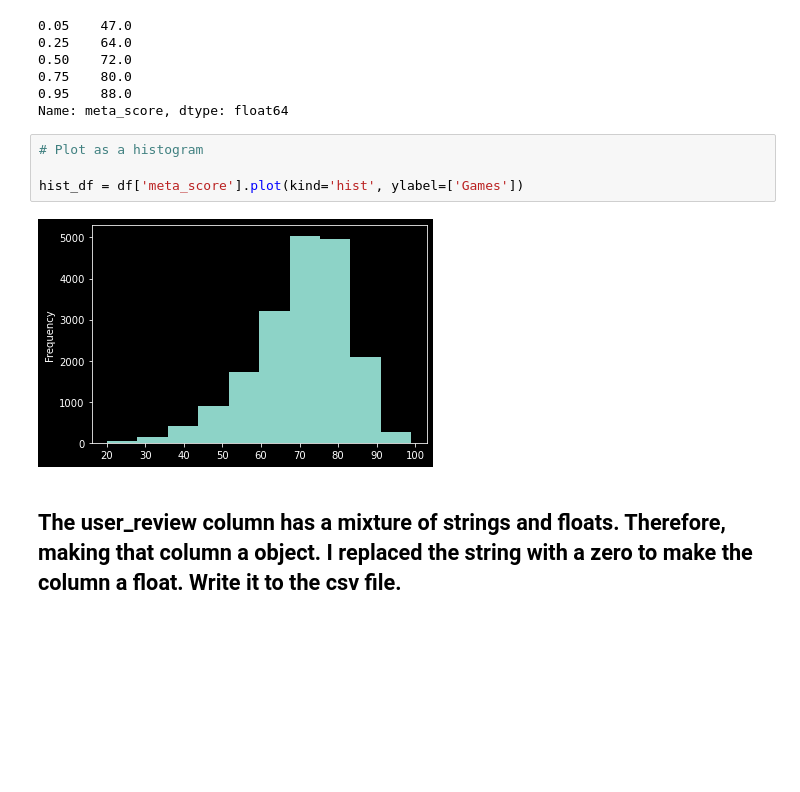
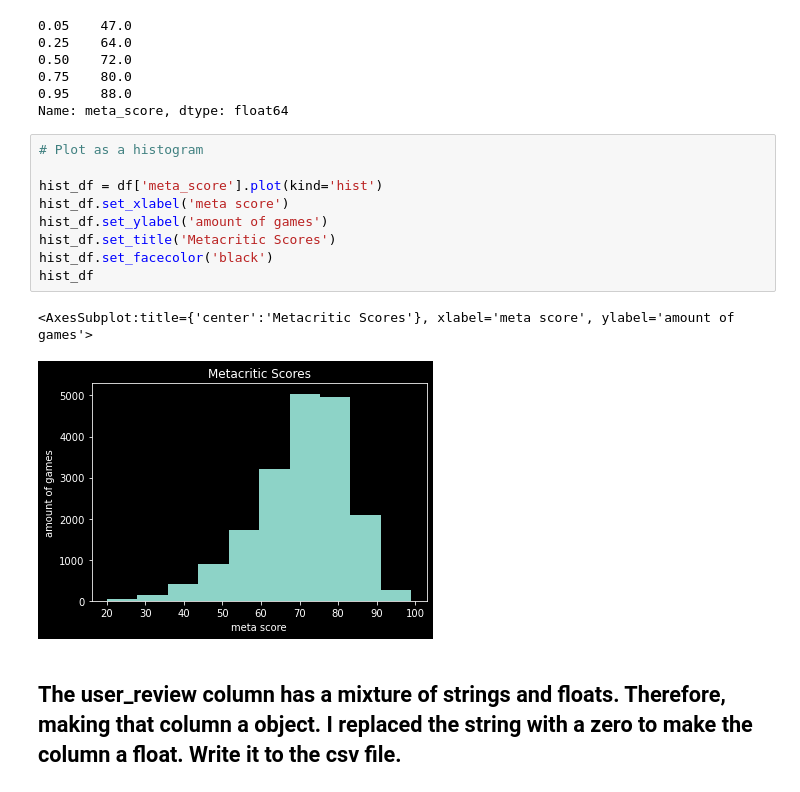
Before and after one commit to SavantLogics/vs_code, a Jupyter notebook: Jupyter/pandas_data_videoGames.ipynb, the cells around one changed output. Cells and saved outputs as stored; diff of their text form; blank space fills up the shorter version.

Commit message:
playing around with histogram

```diff
--- a/Jupyter/pandas_data_videoGames.ipynb
+++ b/Jupyter/pandas_data_videoGames.ipynb
@@ -116,9 +116,15 @@ Name: meta_score, dtype: float64
 # %%
 # Plot as a histogram
 
-hist_df = df['meta_score'].plot(kind='hist', ylabel=['Games'])
+hist_df = df['meta_score'].plot(kind='hist')
+hist_df.set_xlabel('meta score')
+hist_df.set_ylabel('amount of games')
+hist_df.set_title('Metacritic Scores')
+hist_df.set_facecolor('black')
+hist_df
 # %% [output]
+<AxesSubplot:title={'center':'Metacritic Scores'}, xlabel='meta score', ylabel='amount of games'>
-[figure, old version]
+[figure, new version]
 # %% [markdown]
 ## The user_review column has a mixture of strings and floats. Therefore, making that column a object. I replaced the string with a zero to make the column a float. Write it to the csv file.
 # %%
```
